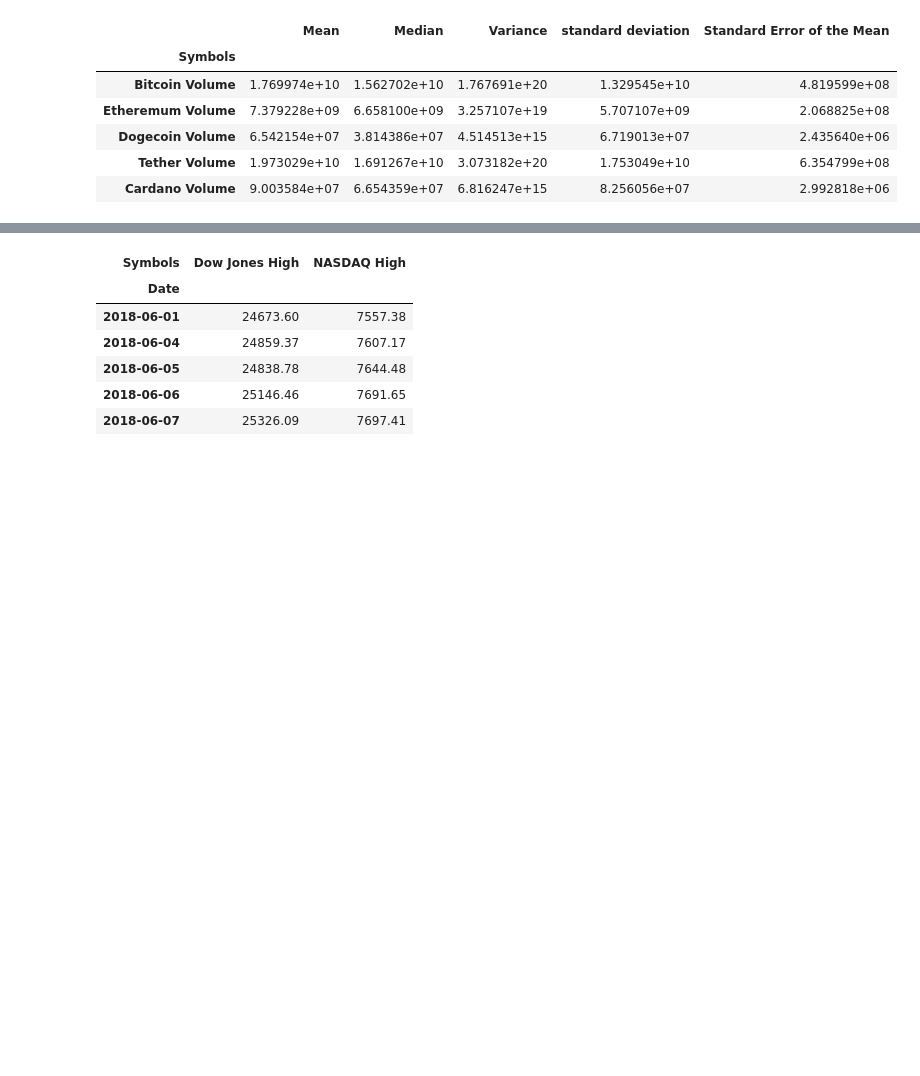
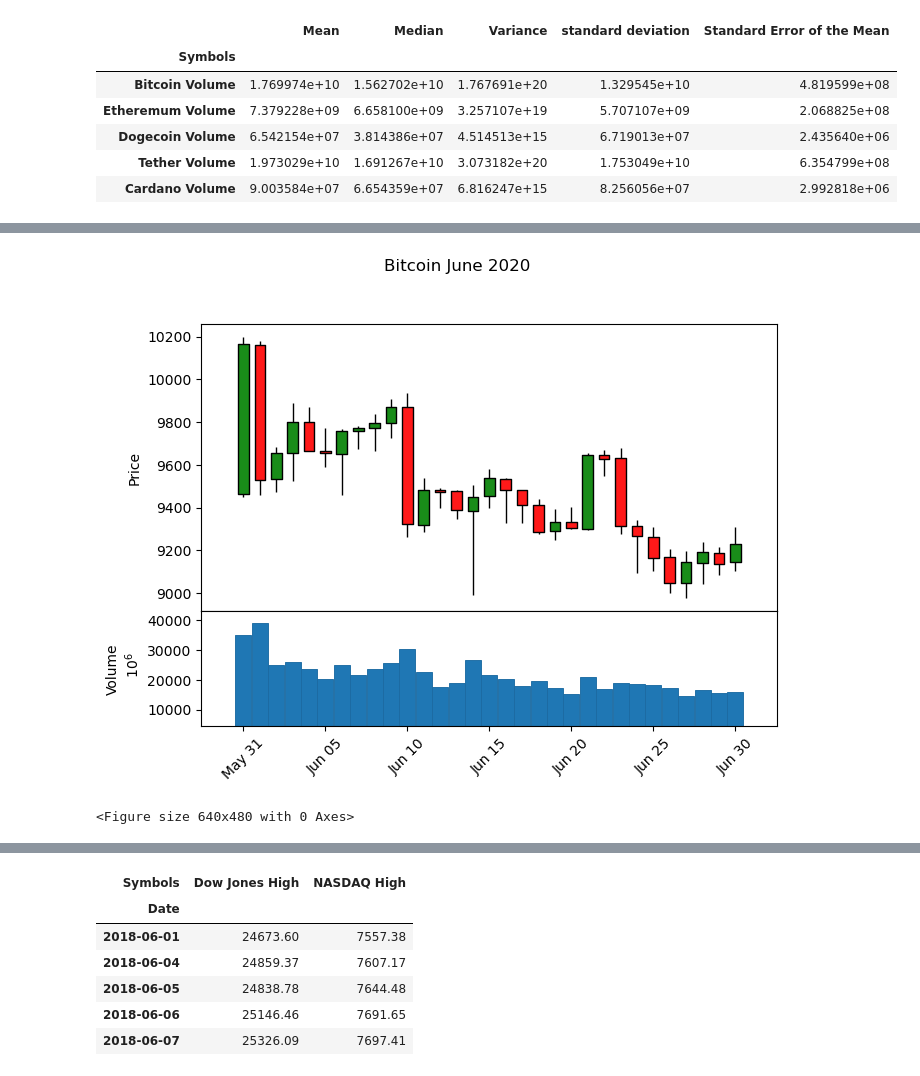
Before and after one commit to ashleighdevito/Cryptocurrency, a Jupyter notebook: Analysis/Working_Scripts/cryptocurrencis.ipynb, the cells around one changed output, grey strips where cells are left out. Cells and saved outputs as stored; diff of their text form; code cells hidden in the pictures; blank space fills up the shorter version.

```diff
--- a/Analysis/Working_Scripts/cryptocurrencis.ipynb
+++ b/Analysis/Working_Scripts/cryptocurrencis.ipynb
@@ -196,0 +227,15 @@ crypto_volume[["Bitcoin Volume","Etheremum Volume","Dogecoin Volume","Tether Vol
+# %%
+#bitcoin price and volume june 2020
+bitcoin_june20 =data.DataReader("BTC-USD", "yahoo", "2020-06-01","2020-06-30")
+
+#plot
+bitcoin_june20_plot = mpf.plot(bitcoin_june20, type='candle', title='Bitcoin June 2020',ylabel='Price', ylabel_lower='Volume',volume=True, style = market_style)
+
+#save plot
+plt.savefig("output/bitcoin_june2020.jpg")
+
+#Display
+bitcoin_june20_plot
+# %% [output]
+[figure, added]
+<Figure size 640x480 with 0 Axes>
```
Also changed, not shown: parts of 21 cells of this notebook, 17 other files.
